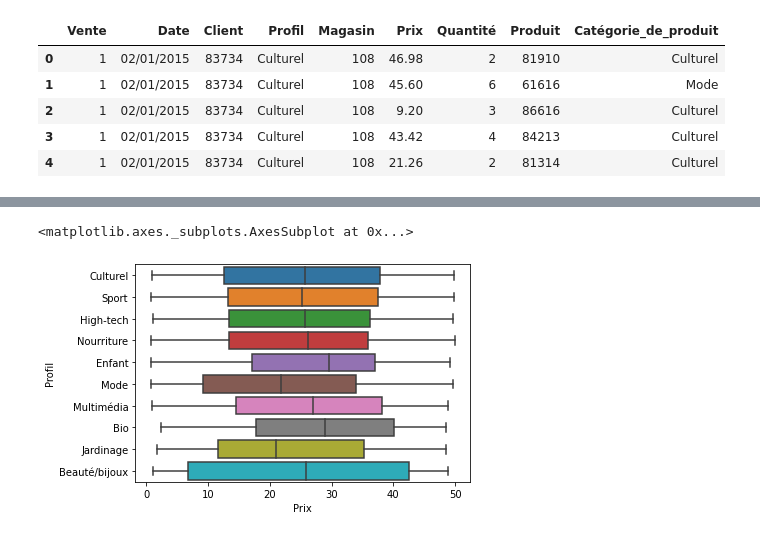
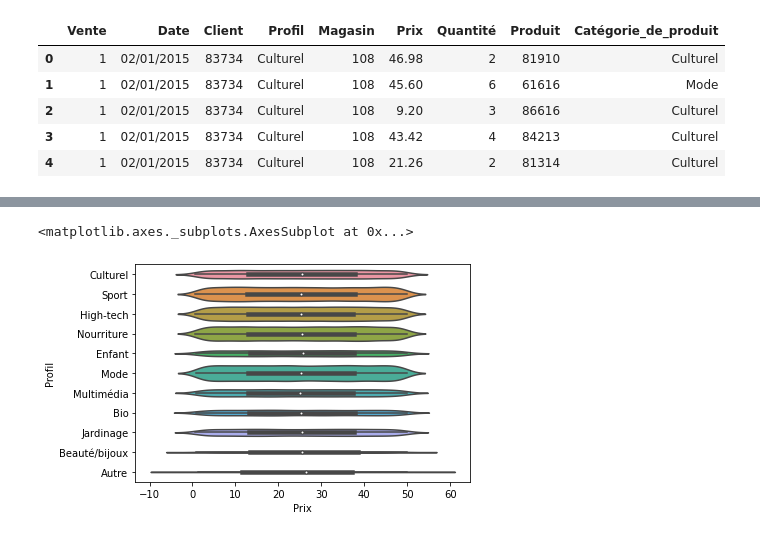
Before and after one commit to hostiix/DatasetVente, a Jupyter notebook: DataAnalysis.ipynb, the cells around one changed output, grey strips where cells are left out. Saved outputs shown, nothing was run; the diff lists cells and outputs as text; code cells hidden in the pictures.

Commit message:
amélioration du notebook d'analyse des données (suppression des redondances) et fichier 100K plus représentatif que celui avec 1K!

```diff
--- a/DataAnalysis.ipynb
+++ b/DataAnalysis.ipynb
@@ -20,7 +20,7 @@ open('FichierMock_réduit.csv','r').readlines()[:5]
 # %%
 dtypes = {"id_vente": int, "date_vente": object, "id_client": int, "categorie_client": object, "id_magasin": int, "prix_vente_unitaire": float, "quantité": int, "id_produit": int, "categorie_produit": object}
 parse_dates = ["date_vente"]
-ventes2015sousensemble = pd.read_csv('FichierMock_réduit.csv', sep=';', header=None, skiprows=1, dtype=dtypes, names = ['Vente', 'Date', 'Client', 'Profil', 'Magasin', 'Prix', 'Quantité', 'Produit', 'Catégorie_de_produit'], date_parser = parse_dates, encoding="ISO-8859-1")
+ventes2015sousensemble = pd.read_csv('FichierMock_réduit_100K.csv', sep=';', header=None, skiprows=1, dtype=dtypes, names = ['Vente', 'Date', 'Client', 'Profil', 'Magasin', 'Prix', 'Quantité', 'Produit', 'Catégorie_de_produit'], date_parser = parse_dates, encoding="ISO-8859-1")
 # %%
 features = pd.DataFrame(ventes2015sousensemble)
 # %%
@@ -90,6 +81,6 @@ sns.boxplot(x = 'Quantité', y = 'Catégorie_de_produit', data = features)
 # %%
-#Quels profils client achetent à des prix plus conséquents ?
-sns.boxplot(x = 'Prix', y = 'Profil', data = features)
+
+sns.violinplot(x = 'Prix', y = 'Profil', data = features, scale = "count")
 # %% [output]
 <matplotlib.axes._subplots.AxesSubplot at 0x...>
-[figure, old version]
+[figure, new version]
```
Also changed, not shown: parts of 14 cells of this notebook, 1 other file.
